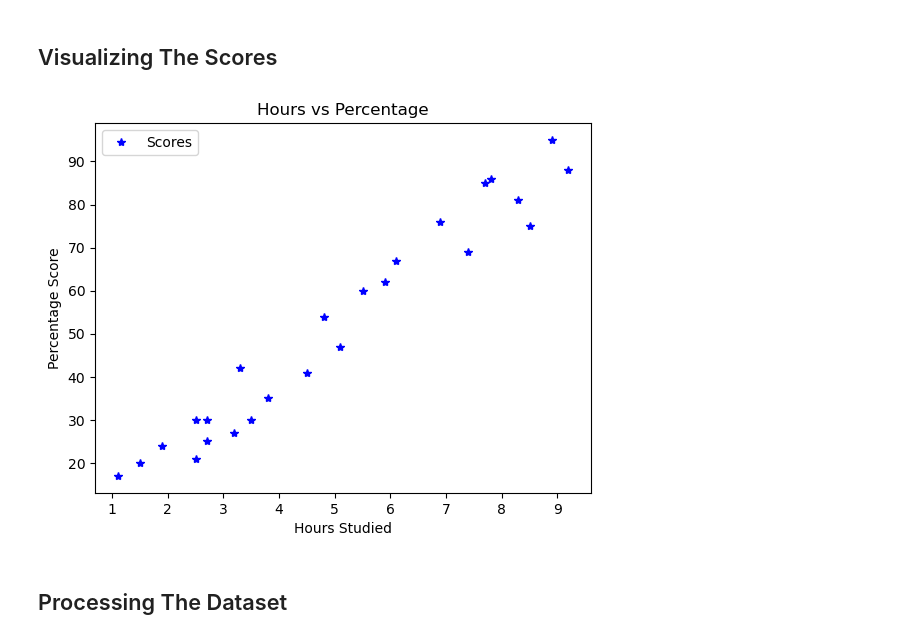
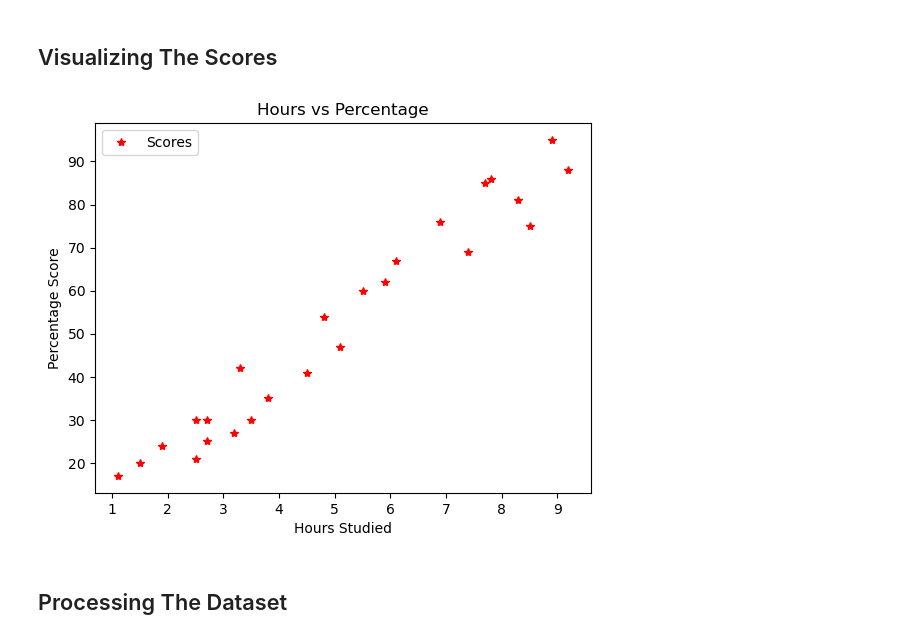
Before and after one commit to Nandhakumarsj/Data-Analysis-Internship, a Jupyter notebook: Supervised_Learning.ipynb, the cells around one changed output. Drawn from its saved outputs; the diff is of its cells as text; code cells hidden in the pictures.

```diff
--- a/Supervised_Learning.ipynb
+++ b/Supervised_Learning.ipynb
@@ -42,13 +42,13 @@ size: 50 ; shape (25, 2)
 # %% [markdown]
 ## Visualizing The Scores
 # %%
-data.plot(x='Hours', y='Scores', style='*', c="blue")
+data.plot(x='Hours', y='Scores', style='*', c="red")
 plt.title('Hours vs Percentage')
 plt.xlabel('Hours Studied')
 plt.ylabel('Percentage Score')
 plt.show()
 # %% [output]
-[figure, old version]
+[figure, new version]
 # %% [markdown]
 ## Processing The Dataset
 # %%
```
